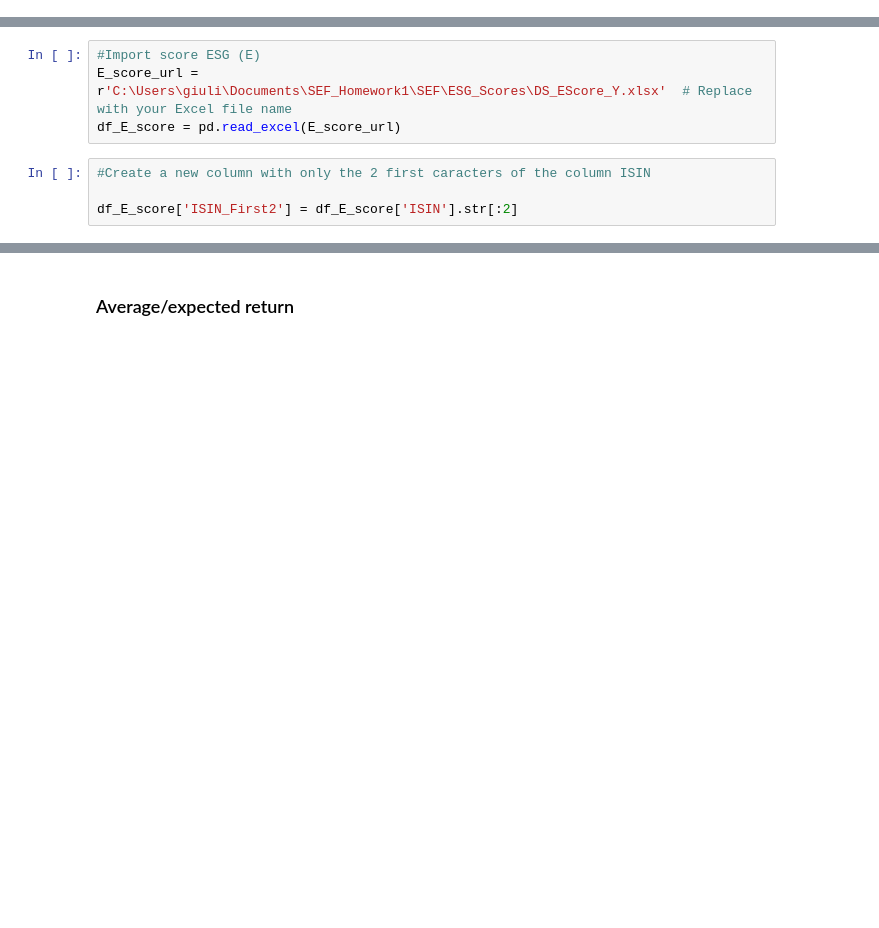
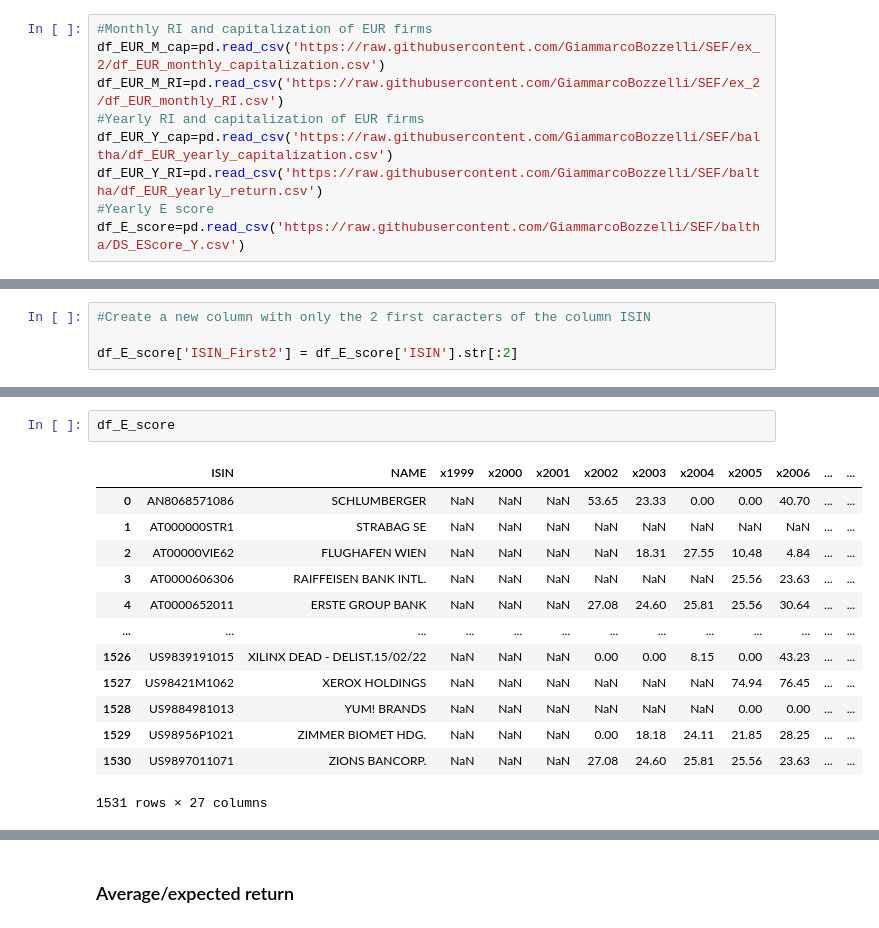
Before and after one commit to GiammarcoBozzelli/SEF, a Jupyter notebook: main.ipynb, the cells around one changed output, grey strips where cells are left out. Cells and saved outputs as stored; diff of their text form; blank space fills up the shorter version.

```diff
--- a/main.ipynb
+++ b/main.ipynb
@@ -155,11 +17,16 @@ df.loc[i]["corr"]'''
+# %%
+#Monthly RI and capitalization of EUR firms
+df_EUR_M_cap=pd.read_csv('https://raw.githubusercontent.com/GiammarcoBozzelli/SEF/ex_2/df_EUR_monthly_capitalization.csv')
+df_EUR_M_RI=pd.read_csv('https://raw.githubusercontent.com/GiammarcoBozzelli/SEF/ex_2/df_EUR_monthly_RI.csv')
+#Yearly RI and capitalization of EUR firms
+df_EUR_Y_cap=pd.read_csv('https://raw.githubusercontent.com/GiammarcoBozzelli/SEF/baltha/df_EUR_yearly_capitalization.csv')
+df_EUR_Y_RI=pd.read_csv('https://raw.githubusercontent.com/GiammarcoBozzelli/SEF/baltha/df_EUR_yearly_return.csv')
+#Yearly E score
+df_E_score=pd.read_csv('https://raw.githubusercontent.com/GiammarcoBozzelli/SEF/baltha/DS_EScore_Y.csv')
 # %% [markdown]
 # Question 3
 # %% [markdown]
 ### Create the dataset
-# %%
-#Import score ESG (E)
-E_score_url = r'C:\Users\giuli\Documents\SEF_Homework1\SEF\ESG_Scores\DS_EScore_Y.xlsx'  # Replace with your Excel file name
-df_E_score = pd.read_excel(E_score_url)
 # %%
 #Create a new column with only the 2 first caracters of the column ISIN
 
@@ -211 +34,17 @@ df_EUR_M_RI
+# %%
+df_E_score
+# %% [output]
+|  | ISIN | NAME | x1999 | x2000 | x2001 | x2002 | x2003 | x2004 | x2005 | x2006 | ... | ... |
+| 0 | AN8068571086 | SCHLUMBERGER | NaN | NaN | NaN | 53.65 | 23.33 | 0.00 | 0.00 | 40.70 | ... | ... |
+| 1 | AT000000STR1 | STRABAG SE | NaN | NaN | NaN | NaN | NaN | NaN | NaN | NaN | ... | ... |
+| 2 | AT00000VIE62 | FLUGHAFEN WIEN | NaN | NaN | NaN | NaN | 18.31 | 27.55 | 10.48 | 4.84 | ... | ... |
+| 3 | AT0000606306 | RAIFFEISEN BANK INTL. | NaN | NaN | NaN | NaN | NaN | NaN | 25.56 | 23.63 | ... | ... |
+| 4 | AT0000652011 | ERSTE GROUP BANK | NaN | NaN | NaN | 27.08 | 24.60 | 25.81 | 25.56 | 30.64 | ... | ... |
+| ... | ... | ... | ... | ... | ... | ... | ... | ... | ... | ... | ... | ... |
+| 1526 | US9839191015 | XILINX DEAD - DELIST.15/02/22 | NaN | NaN | NaN | 0.00 | 0.00 | 8.15 | 0.00 | 43.23 | ... | ... |
+| 1527 | US98421M1062 | XEROX HOLDINGS | NaN | NaN | NaN | NaN | NaN | NaN | 74.94 | 76.45 | ... | ... |
+| 1528 | US9884981013 | YUM! BRANDS | NaN | NaN | NaN | NaN | NaN | NaN | 0.00 | 0.00 | ... | ... |
+| 1529 | US98956P1021 | ZIMMER BIOMET HDG. | NaN | NaN | NaN | 0.00 | 18.18 | 24.11 | 21.85 | 28.25 | ... | ... |
+| 1530 | US9897011071 | ZIONS BANCORP. | NaN | NaN | NaN | 27.08 | 24.60 | 25.81 | 25.56 | 23.63 | ... | ... |
+1531 rows × 27 columns
 # %%
```
Also changed, not shown: parts of 62 cells of this notebook.
